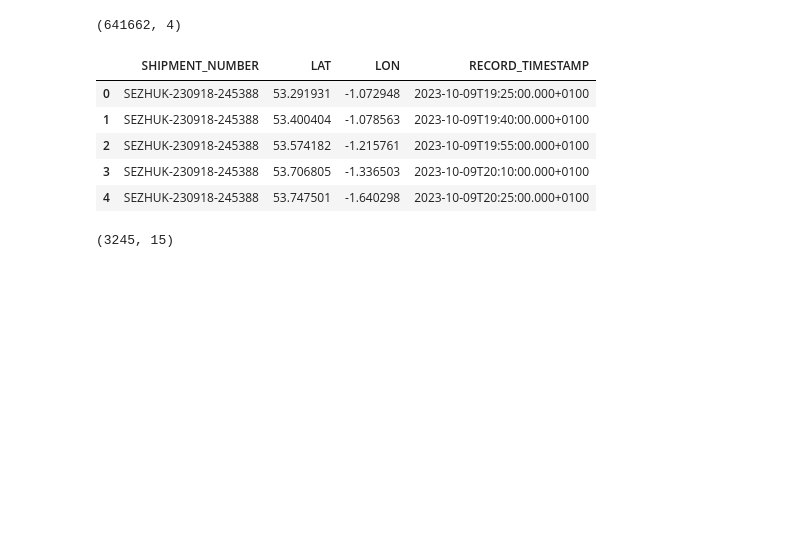
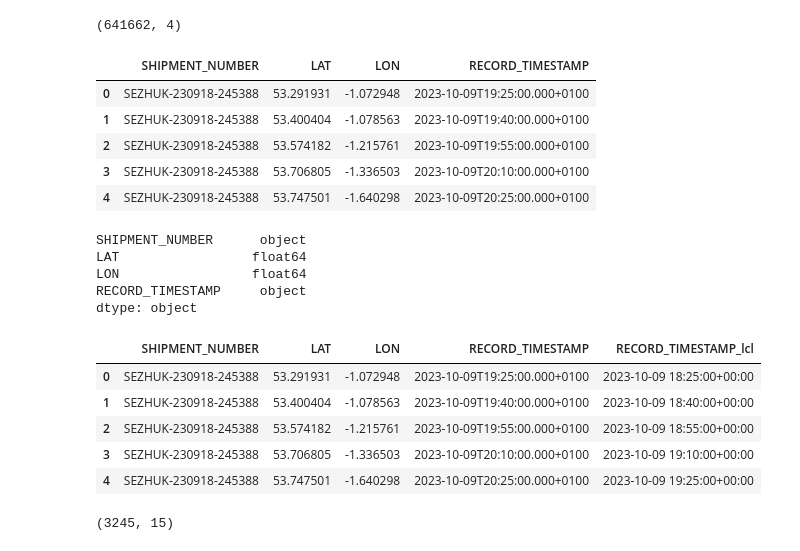
Before and after one commit to abhigued/digihaul_assessment, a Jupyter notebook: OneDrive_1_26-09-2024/Assessment.ipynb, the cells around one changed output. Cells and saved outputs as stored; diff of their text form; code cells hidden in the pictures; blank space fills up the shorter version.

```diff
--- a/OneDrive_1_26-09-2024/Assessment.ipynb
+++ b/OneDrive_1_26-09-2024/Assessment.ipynb
@@ -29,6 +46,25 @@ df_GPS.head()
 | 2 | SEZHUK-230918-245388 | 53.574182 | -1.215761 | 2023-10-09T19:55:00.000+0100 |
 | 3 | SEZHUK-230918-245388 | 53.706805 | -1.336503 | 2023-10-09T20:10:00.000+0100 |
 | 4 | SEZHUK-230918-245388 | 53.747501 | -1.640298 | 2023-10-09T20:25:00.000+0100 |
+# %%
+df_GPS.dtypes
+# %% [output]
+SHIPMENT_NUMBER      object
+LAT                 float64
+LON                 float64
+RECORD_TIMESTAMP     object
+dtype: object
+# %%
+df_GPS['RECORD_TIMESTAMP_lcl'] = pd.to_datetime(df_GPS['RECORD_TIMESTAMP'], errors='coerce', utc='True')
+
+df_GPS.head()
+# %% [output]
+|  | SHIPMENT_NUMBER | LAT | LON | RECORD_TIMESTAMP | RECORD_TIMESTAMP_lcl |
+| 0 | SEZHUK-230918-245388 | 53.291931 | -1.072948 | 2023-10-09T19:25:00.000+0100 | 2023-10-09 18:25:00+00:00 |
+| 1 | SEZHUK-230918-245388 | 53.400404 | -1.078563 | 2023-10-09T19:40:00.000+0100 | 2023-10-09 18:40:00+00:00 |
+| 2 | SEZHUK-230918-245388 | 53.574182 | -1.215761 | 2023-10-09T19:55:00.000+0100 | 2023-10-09 18:55:00+00:00 |
+| 3 | SEZHUK-230918-245388 | 53.706805 | -1.336503 | 2023-10-09T20:10:00.000+0100 | 2023-10-09 19:10:00+00:00 |
+| 4 | SEZHUK-230918-245388 | 53.747501 | -1.640298 | 2023-10-09T20:25:00.000+0100 | 2023-10-09 19:25:00+00:00 |
 # %%
 ### Shipment Bookings (sb) Data
 
```
Also changed, not shown: parts of 3 cells of this notebook, 2 other files.
